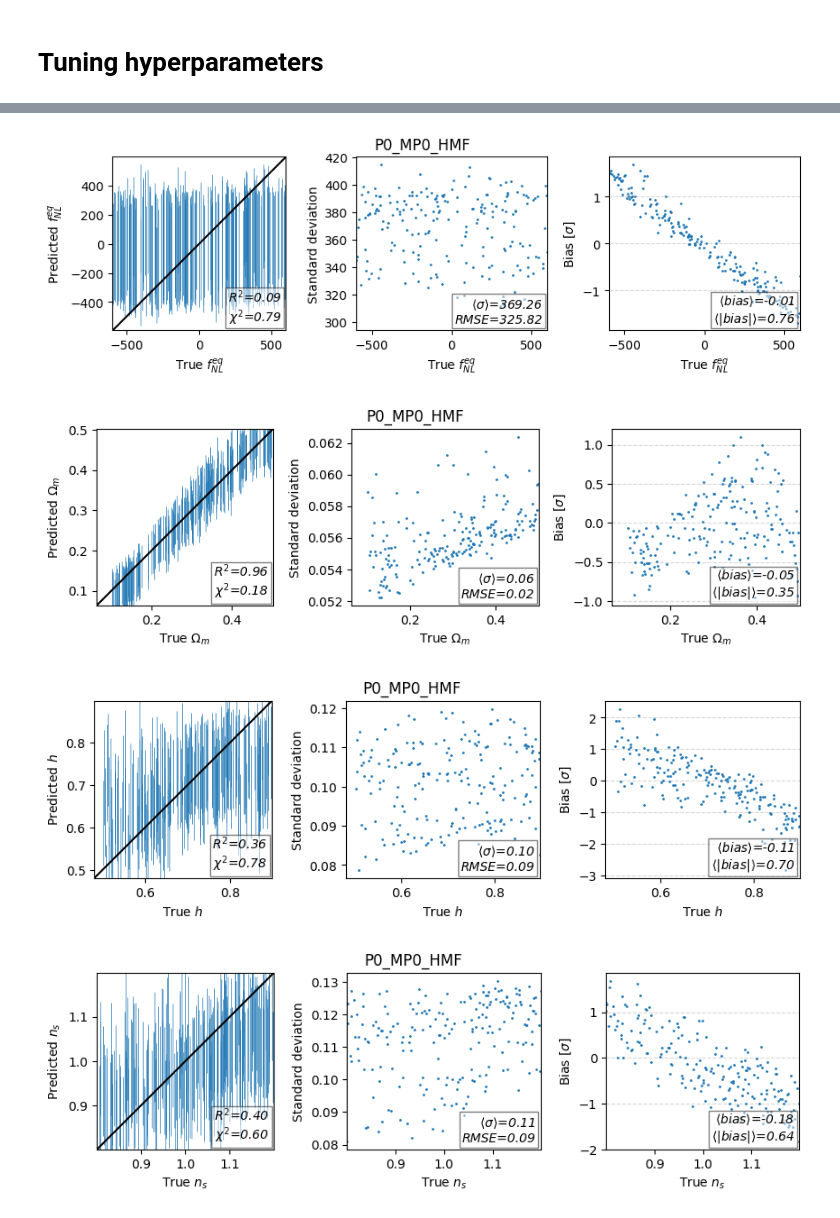
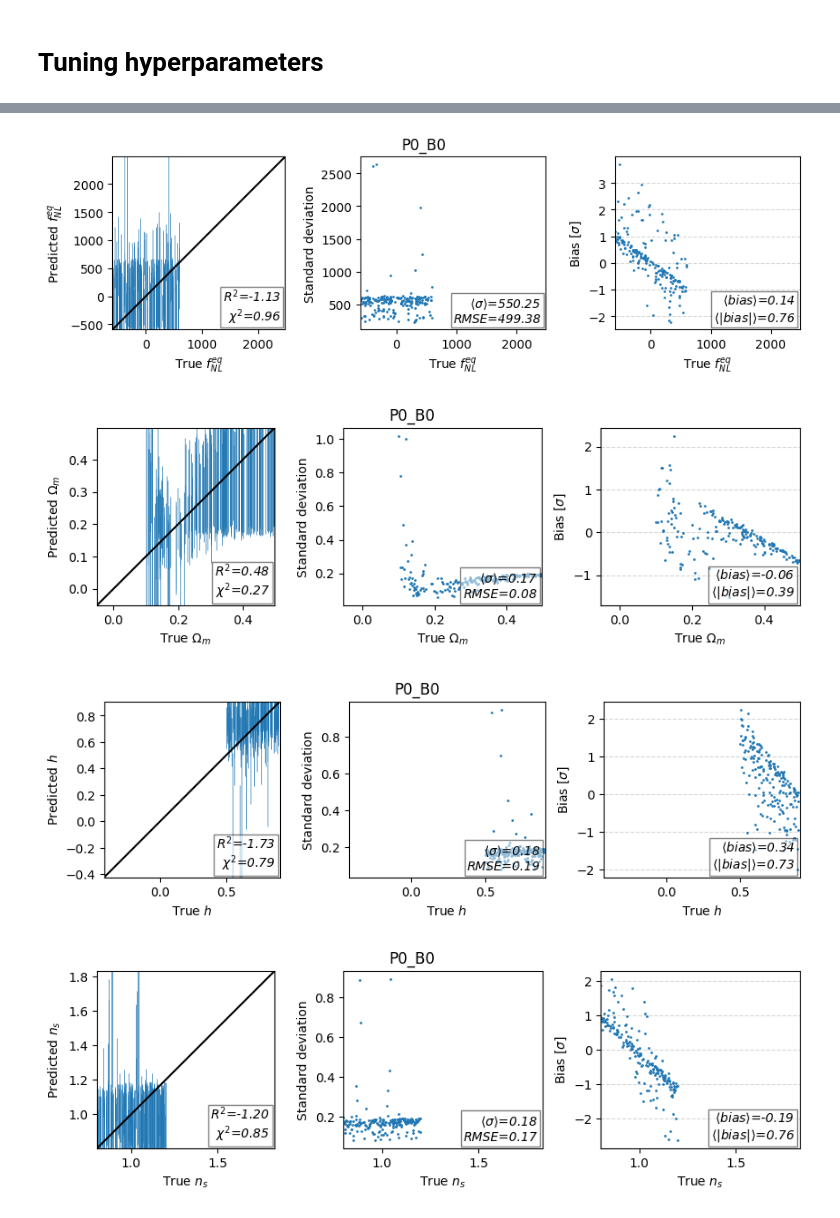
Before and after one commit to supriodubey/Thesis, a Jupyter notebook: codes/Moment_Network_LCDM.ipynb, the cells around one changed output, grey strips where cells are left out. Cells and saved outputs as stored; diff of their text form; code cells hidden in the pictures.

```diff
--- a/codes/Moment_Network_LCDM.ipynb
+++ b/codes/Moment_Network_LCDM.ipynb
@@ -630,20 +478,7 @@ def check_predictions(trueY, predicY, predicE, label='quantity [some units]', nu
 # prediction of parameters
 def prediction(model,X_test_set,y_test_set,mean_params,std_params,title):
 
-    """
-    Predicts and evaluates model performance on the test set.
 
-    Parameters:
-    - model: The trained model.
-    - X_test_set: Test set features.
-    - y_test_set: True labels for the test set.
-    - mean_params: Mean values used for normalization.
-    - std_params: Standard deviation values used for normalization.
-    - title: A string describing the summary statistics used.
-
-    Returns:
-    - Prints and plots model predictions and evaluation metrics.
-    """
 
     assert isinstance(title, str), "Title must be a string"
 
@@ -670,6 +505,8 @@ def prediction(model,X_test_set,y_test_set,mean_params,std_params,title):
     predict_E = (y_sigma_predict*std_params).numpy()
     # print("Returns true_y, predict_y, predict_E, df_predictions")
 
+
+
     #Plot of Predicted, std_dev, Bias vs True
     for j in range(len(mean_params)):
         check_predictions(
@@ -681,4 +518,11 @@ def prediction(model,X_test_set,y_test_set,mean_params,std_params,title):
     return (true_y,predict_y,predict_E,df_predictions,y_cov_predict)
 # %% [markdown]
 # Tuning hyperparameters
+# %%
+columns0 = [P0,B0]#checkdoing only 20
+columns1 = [P0,MP0_0]#doing
+columns2 = [P0,B0,MP0_0,MB0]#check only 20
+columns3 = [P0,B0,HMF]
+columns4 = [P0,MP0_0,HMF]#done
+columns5 = [P0,B0,MP0_0,MB0,HMF]#done
 # %% [markdown]
@@ -686,3 +530,3 @@ def prediction(model,X_test_set,y_test_set,mean_params,std_params,title):
 # %%
-columns = [P0,MP0_0,HMF]
+columns = columns0 #P0,B0
 df_0 = input_data(columns,norm_lbl)
@@ -695,9 +555,9 @@ y_training_set = y0_train
 tuner0 = kt.BayesianOptimization(
     hp_model_for_dataset(),
     objective= 'val_loss',
-    max_trials = 30,
-    directory='keras_tuner_dir',
-    project_name ='P0,MP0_0,HMF reg-patience100-1', #trained with kernel regularizer for pseudo_sigma
+    max_trials = 100,
+    directory='/mnt/keras_tuner_dir-new/',
+    project_name ='P0_B0__l2reg-patience100__0_100trials', #trained with kernel regularizer for pseudo_sigma
     )
 
 
@@ -820,7 +682,7 @@ df0_history
 # %%
-predictions0 = prediction(best_model0,X0_test,y0_test,mean_params,std_params,title = "P0_MP0_HMF")
+predictions0 = prediction(best_model0,X0_test,y0_test,mean_params,std_params,title = "P0_B0")
 # %% [output]
-[figure, old version]
+[figure, new version]
-[figure, old version]
+[figure, new version]
-[figure, old version]
+[figure, new version]
-[figure, old version]
+[figure, new version]
```
Also changed, not shown: parts of 107 cells of this notebook.
